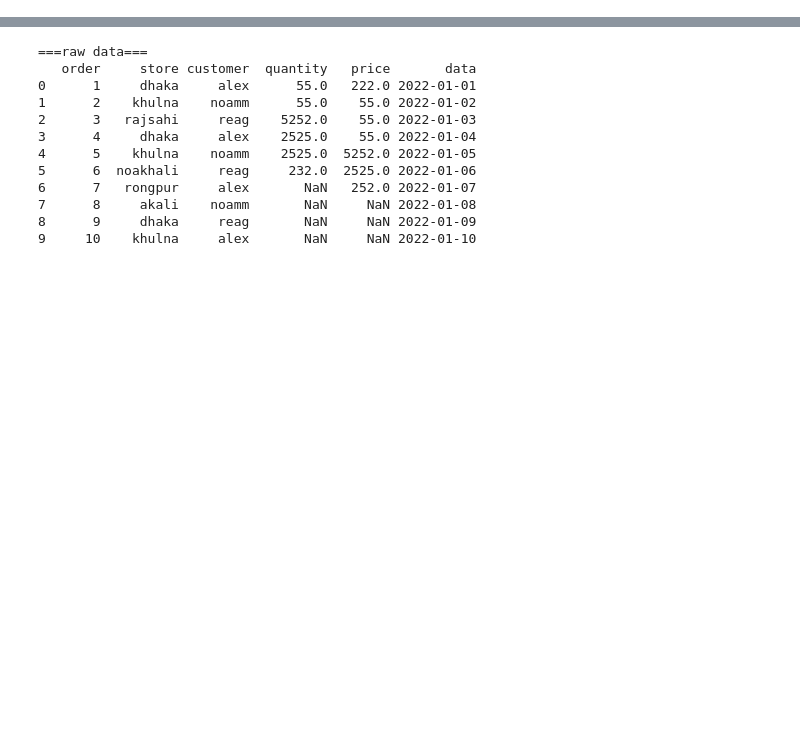
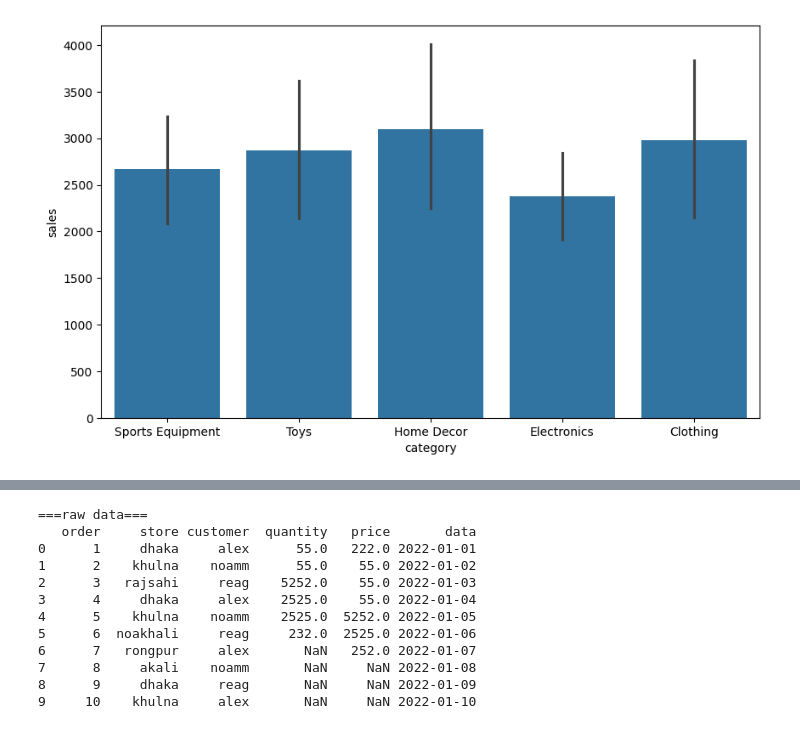
Before and after one commit to mdsamim1992hatia-cell/BMI-CAL, a Jupyter notebook: Untitled231.ipynb, the cells around one changed output, grey strips where cells are left out. Drawn from its saved outputs; the diff is of its cells as text; code cells hidden in the pictures; blank space fills up the shorter version.

```diff
--- a/Untitled231.ipynb
+++ b/Untitled231.ipynb
@@ -7,0 +235,5 @@ import seaborn as sns
+# %%
+plt.figure(figsize=(10,6))
+sns.barplot(x='category',y='sales',data=df)
+plt
+# %% [output]
@@ -7,0 +241 @@ import seaborn as sns
+[figure, added]
```
Also changed, not shown: parts of 24 cells of this notebook.
